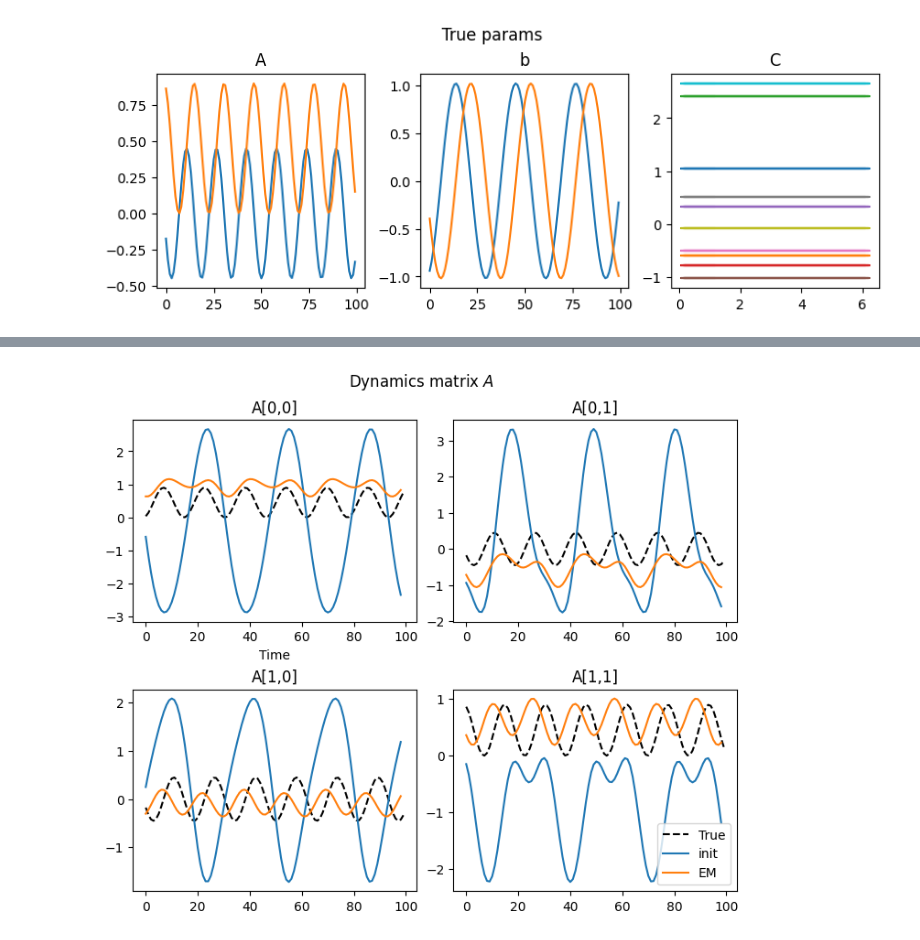
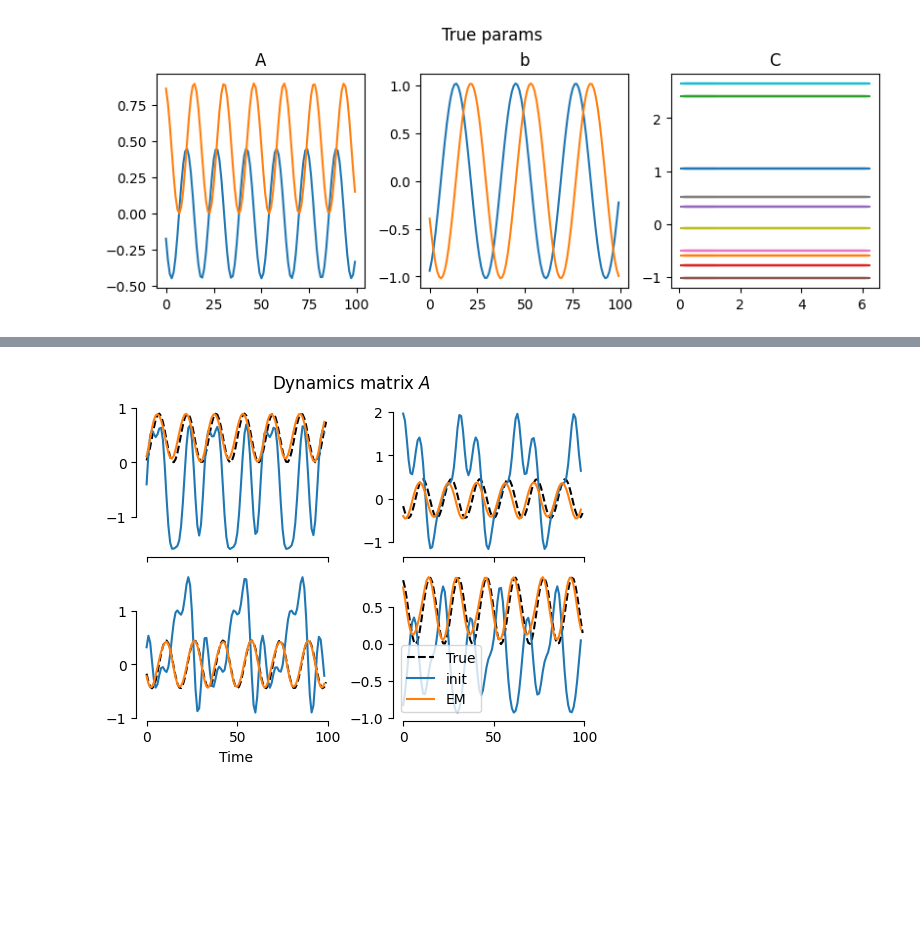
Before and after one commit to neurostatslab/clds, a Jupyter notebook: notebooks/demo_headdirection.ipynb, the cells around one changed output, grey strips where cells are left out. Saved outputs shown, nothing was run; the diff lists cells and outputs as text; code cells hidden in the pictures; blank space fills up the shorter version.

```diff
--- a/notebooks/demo_headdirection.ipynb
+++ b/notebooks/demo_headdirection.ipynb
@@ -16,7 +16,7 @@ from models import wGPLDS, WeightSpaceGaussianProcess
 n_neurons = 10
 latent_dim = 2
 peaks = jnp.linspace(-jnp.pi, jnp.pi, n_neurons + 1)[:-1]  # tuning curve peaks
-widths = 0.1 * jnp.ones(n_neurons)  # tuning curve widths
+widths = 0.5 * jnp.ones(n_neurons)  # tuning curve widths
 epsilon = 0.1
 noise_scale = 0.1
 # %%
@@ -110,18 +156,18 @@ Text(0.5, 0.98, 'True params')
 # %%
 # Define model
 
-_sigma, _kappa, _period = 1.0, 0.2, 2*jnp.pi
-torus_basis_funcs = utils.torus_basis(4, _sigma, _kappa, _period)
+_sigma, _kappa, _period = 0.5, 0.1, 2*jnp.pi
+torus_basis_funcs = utils.T1_basis(5, _sigma, _kappa, _period)
 constant_basis = [lambda x: jnp.ones_like(x)/_period]
 
 A_prior = WeightSpaceGaussianProcess(torus_basis_funcs, D1=latent_dim, D2=latent_dim)
 b_prior = WeightSpaceGaussianProcess(torus_basis_funcs, D1=latent_dim, D2=1)
-C_prior = WeightSpaceGaussianProcess(constant_basis, D1=n_neurons, D2=latent_dim)
+C_prior = WeightSpaceGaussianProcess(torus_basis_funcs, D1=n_neurons, D2=latent_dim)
 model = wGPLDS(
     wgps={
         'A': A_prior,
         'b': b_prior,
-        'C': None, #C_prior,
+        'C': None,
         },
     state_dim=latent_dim,
     emission_dim=n_neurons,
@@ -137,7 +183,7 @@ ax.set_title('A prior samples');
 from models import ParamswGPLDS
 
 
-seed = 1
+seed = 0
 A_key, b_key, C_key = jxr.split(jxr.PRNGKey(seed), 3)
 
 conditions = theta
@@ -148,11 +194,20 @@ initial_params = ParamswGPLDS(
     R = 0.05 * jnp.eye(n_neurons),
     m0 = jnp.zeros(latent_dim),
     S0 = jnp.eye(latent_dim),
+    emissions_gp_weights = None,#C_prior.weights(C_key),
+    bias_gp_weights=b_prior.weights(A_key),
     Cs = jnp.tile(jxr.normal(C_key, (n_neurons, 2)), (num_timesteps, 1, 1)),
-    bs = b_prior.sample(b_key, conditions).squeeze(),
+    bs = None,# b_prior.sample(b_key, conditions).squeeze(),
 )
 thetas_train = jnp.tile(conditions, (B, 1))[:partition]
-params, log_probs = model.fit_em(initial_params, emissions=Y_train, inputs=thetas_train, num_iters=100)
+params, log_probs = model.fit_em(initial_params, emissions=Y_train, inputs=thetas_train, num_iters=1000)
+
+if params.bs is None:
+    params = params._replace(bs = b_prior(params.bias_gp_weights, conditions).squeeze())
+if params.Cs is None:
+    params = params._replace(Cs = C_prior(params.emissions_gp_weights, conditions))
+if params.Cs.ndim == 2:
+    params = params._replace(Cs=jnp.tile(params.Cs[None, :, :], (num_timesteps, 1, 1)))
 
 plt.plot(log_probs)
 # %% [output]
@@ -178,18 +233,24 @@ Iter 100/100, log-prob = 47932.22, marginal log-lik = 44680.86
 # %%
-fig, axs = plt.subplots(ncols=latent_dim, nrows=latent_dim, figsize=(7, 6), constrained_layout=True);
+fig, axs = plt.subplots(ncols=latent_dim, nrows=latent_dim, figsize=(5, 4), constrained_layout=True);
 
 for i in range(2):
     for j in range(2):
         ax = axs[i,j]
         ax.plot(true_As[:,i,j], 'k--', label='True')
         ax.plot(A_prior(initial_params.dynamics_gp_weights, theta[:-1])[:,i,j], label='init')
         ax.plot(A_prior(params.dynamics_gp_weights, theta[:-1])[:,i,j], label='EM')
-        ax.set_title(f'A[{i},{j}]')
-axs[0,0].set_xlabel('Time')
-ax.legend()
+        # ax.set_title(f'A[{i},{j}]')
+axs[1,0].set_xlabel('Time')
+axs[1,1].legend()
+
+for ax in axs.flatten():
+    sns.despine(ax=ax, trim=True, offset=True)
+for ax in axs[0]:
+    ax.set_xticklabels([])
+
 fig.suptitle('Dynamics matrix $A$');
 # %% [output]
-[figure, old version]
+[figure, new version]
 # %%
 fig, ax = plt.subplots()
 ax.plot(true_bs,'k--', label='True');
```
Also changed, not shown: parts of 11 cells of this notebook, 2 other files.
